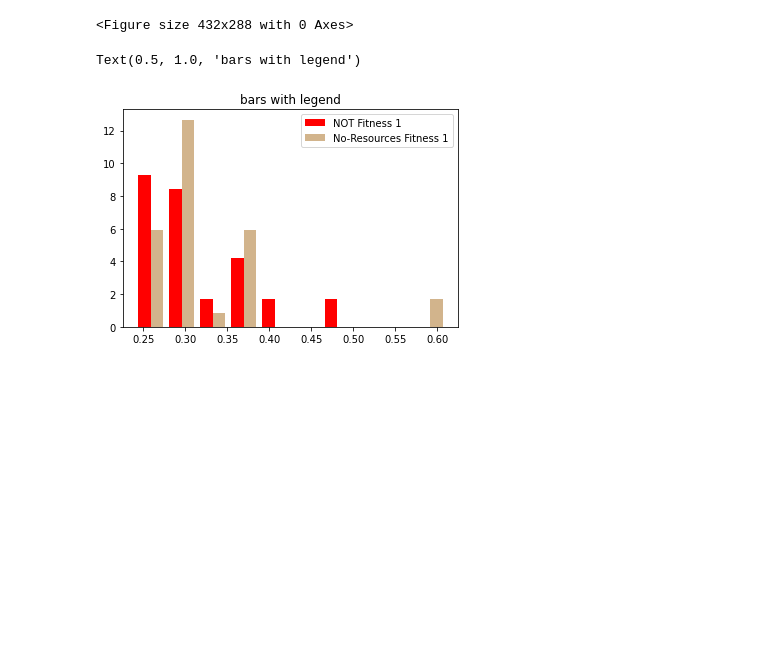
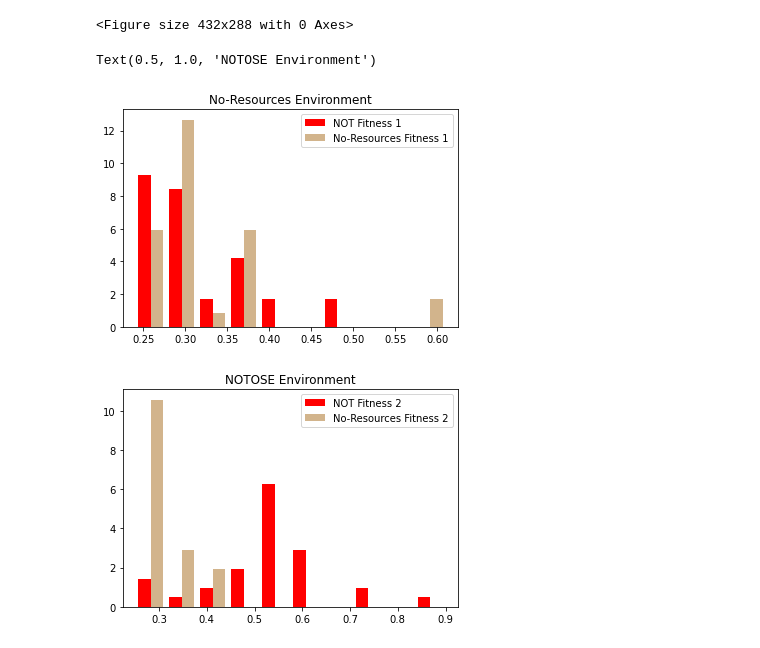
Before and after one commit to Cyberninja101/Python-master, a Jupyter notebook: Python_Important/School_Stuff/Fitness_Avida.ipynb, the cells around one changed output. Cells and saved outputs as stored; diff of their text form; code cells hidden in the pictures; blank space fills up the shorter version.

```diff
--- a/Python_Important/School_Stuff/Fitness_Avida.ipynb
+++ b/Python_Important/School_Stuff/Fitness_Avida.ipynb
@@ -173,8 +173,14 @@ plt.figure()
 # %%
 colors = ['red', 'tan']
 plt.hist([df["NOT Fitness 1"], df["No-Resources Fitness 1"]], 10, density=True, histtype='bar', color=colors, label=["NOT Fitness 1", "No-Resources Fitness 1"])
 plt.legend(prop={'size': 10})
-plt.title('bars with legend')
+plt.title('No-Resources Environment')
+
+plt.figure()
+plt.hist([df["NOT Fitness 2"], df["No-Resources Fitness 2"]], 10, density=True, histtype='bar', color=colors, label=["NOT Fitness 2", "No-Resources Fitness 2"])
+plt.legend(prop={'size': 10})
+plt.title('NOTOSE Environment')
 # %% [output]
-Text(0.5, 1.0, 'bars with legend')
+Text(0.5, 1.0, 'NOTOSE Environment')
-[figure, old version]
+[figure, new version]
+[figure, added]
```
Also changed, not shown: parts of 1 cell of this notebook.
